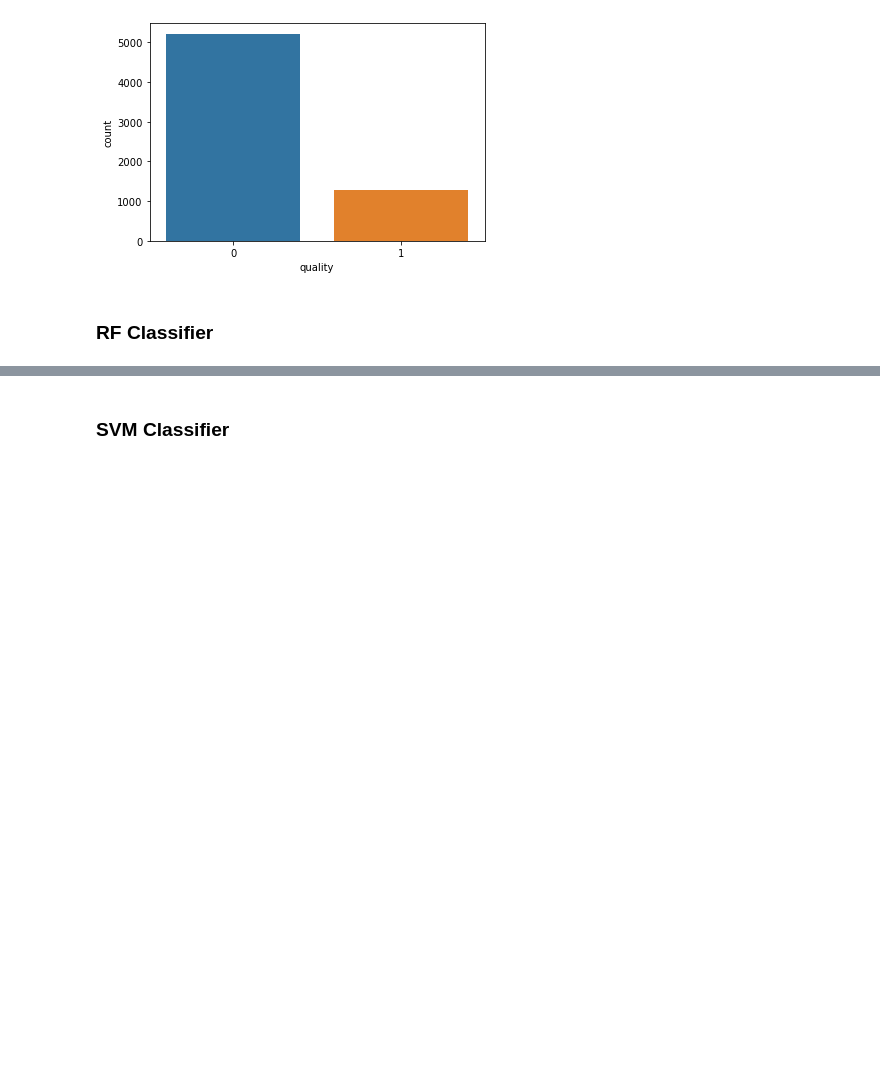
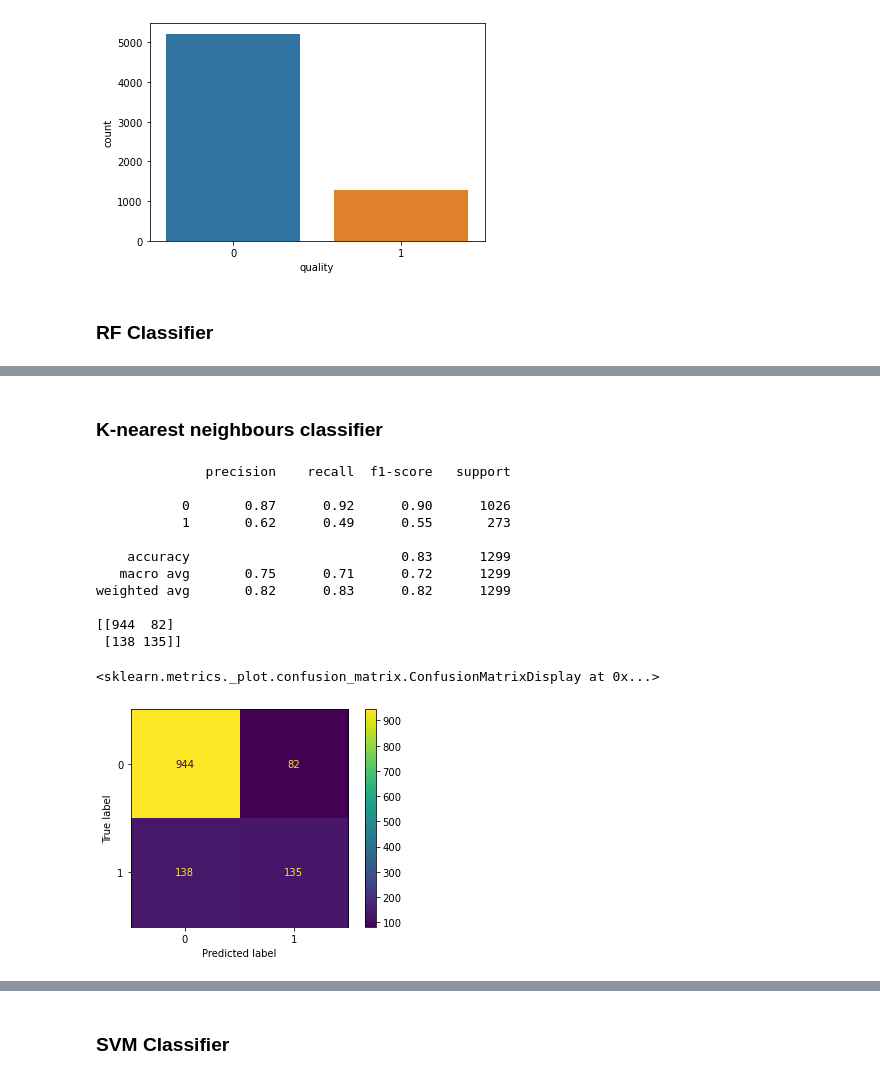
Before and after one commit to ivabu/Scikit-Learn-ML_predicting-wine-quality, a Jupyter notebook: Sklearn.ipynb, the cells around one changed output, grey strips where cells are left out. Drawn from its saved outputs; the diff is of its cells as text; code cells hidden in the pictures; blank space fills up the shorter version.

Commit message:
Added K-Nearest Neighbor model

```diff
--- a/Sklearn.ipynb
+++ b/Sklearn.ipynb
@@ -148,2 +189,27 @@ weighted avg       0.86      0.87      0.86      1299
 <sklearn.metrics._plot.confusion_matrix.ConfusionMatrixDisplay at 0x...>
 [figure]
+# %% [markdown]
+### K-nearest neighbours classifier
+# %%
+knn = KNeighborsClassifier(n_neighbors = 3)
+knn.fit(X_train, y_train)
+pred_knn = knn.predict(X_test)
+# %%
+#model performance
+print(classification_report(y_test, pred_knn))
+print(confusion_matrix(y_test, pred_knn))
+plot_confusion_matrix(knn, X_test, y_test)
+# %% [output]
+              precision    recall  f1-score   support
+
+           0       0.87      0.92      0.90      1026
+           1       0.62      0.49      0.55       273
+
+    accuracy                           0.83      1299
+   macro avg       0.75      0.71      0.72      1299
+weighted avg       0.82      0.83      0.82      1299
+
+[[944  82]
+ [138 135]]
+<sklearn.metrics._plot.confusion_matrix.ConfusionMatrixDisplay at 0x...>
+[figure, added]
```
Also changed, not shown: parts of 16 cells of this notebook.
